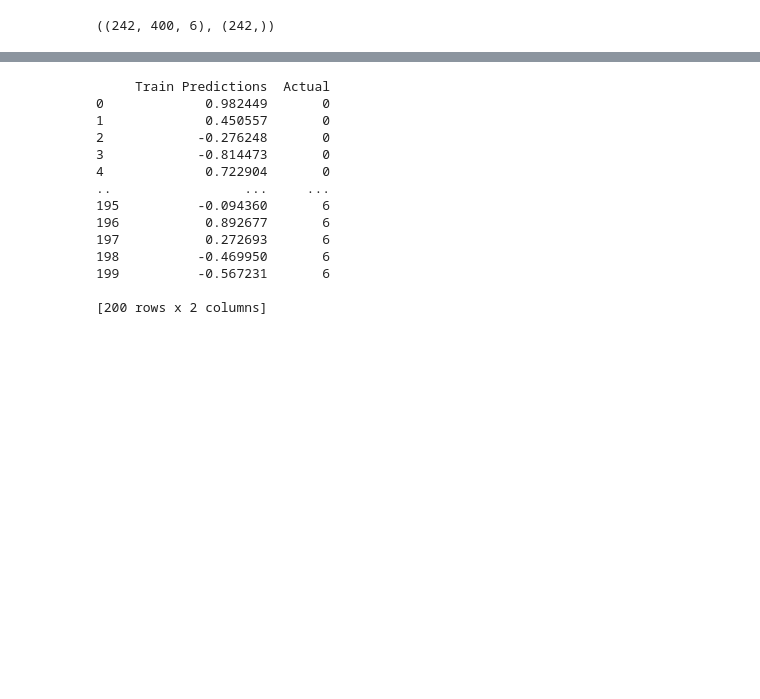
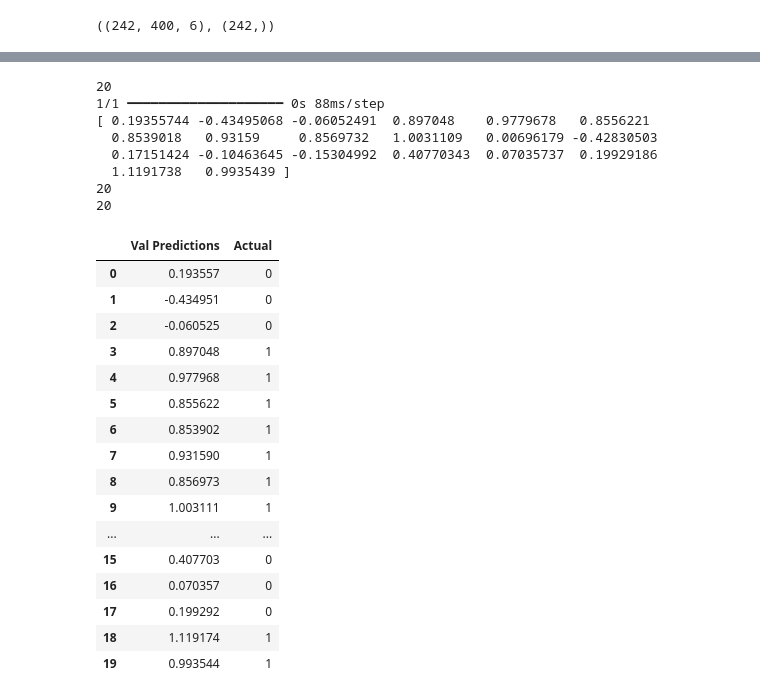
Before and after one commit to KristianS93/ML_LSTM, a Jupyter notebook: project/Falls-vs-normal.ipynb, the cells around one changed output, grey strips where cells are left out. Cells and saved outputs as stored; diff of their text form; code cells hidden in the pictures; blank space fills up the shorter version.

```diff
--- a/project/Falls-vs-normal.ipynb
+++ b/project/Falls-vs-normal.ipynb
@@ -79,8 +92,8 @@ from tensorflow.keras.optimizers import Adam
 # %%
 model1 = Sequential()
 model1.add(InputLayer((400,6)))
-model1.add(LSTM(64))
+model1.add(LSTM(128))
 model1.add(Dense(32, activation='relu'))
-model1.add(Dense(7, activation='linear'))
+model1.add(Dense(1, activation='linear'))
 model1.summary()
 # %% [output]
@@ -120,31 +143,36 @@ model1 = load_model('model2/model.keras')
 # %%
-# Flatten the predictions array
-train_predictions_flat = train_predictions.flatten()
-
-# Ensure both arrays have the same length
-min_length = min(len(train_predictions_flat), len(y_train_reshaped))
-train_predictions_flat = train_predictions_flat[:min_length]
-y_train_reshaped = y_train_reshaped[:min_length]
-
-# Create DataFrame to compare predictions with actual labels
-train_results = pd.DataFrame({'Train Predictions': train_predictions_flat, 'Actual': y_train_reshaped})
-
-# Print the DataFrame
-print(train_results)
+print(len(X_val))
+val_predictions = model1.predict(X_val).flatten()
+print(val_predictions)
+print(len(val_predictions))
+print(len(y_val))
+val_results = pd.DataFrame(data={'Val Predictions':val_predictions, 'Actual':y_val})
+val_results
 # %% [output]
-     Train Predictions  Actual
-0             0.982449       0
-1             0.450557       0
-2            -0.276248       0
-3            -0.814473       0
-4             0.722904       0
-..                 ...     ...
-195          -0.094360       6
-196           0.892677       6
-197           0.272693       6
-198          -0.469950       6
-199          -0.567231       6
-
-[200 rows x 2 columns]
+20
+1/1 ━━━━━━━━━━━━━━━━━━━━ 0s 88ms/step
+[ 0.19355744 -0.43495068 -0.06052491  0.897048    0.9779678   0.8556221
+  0.8539018   0.93159     0.8569732   1.0031109   0.00696179 -0.42830503
+  0.17151424 -0.10463645 -0.15304992  0.40770343  0.07035737  0.19929186
+  1.1191738   0.9935439 ]
+20
+20
+|  | Val Predictions | Actual |
+| 0 | 0.193557 | 0 |
+| 1 | -0.434951 | 0 |
+| 2 | -0.060525 | 0 |
+| 3 | 0.897048 | 1 |
+| 4 | 0.977968 | 1 |
+| 5 | 0.855622 | 1 |
+| 6 | 0.853902 | 1 |
+| 7 | 0.931590 | 1 |
+| 8 | 0.856973 | 1 |
+| 9 | 1.003111 | 1 |
+| ... | ... | ... |
+| 15 | 0.407703 | 0 |
+| 16 | 0.070357 | 0 |
+| 17 | 0.199292 | 0 |
+| 18 | 1.119174 | 1 |
+| 19 | 0.993544 | 1 |
 # %%
 import matplotlib.pyplot as plt
```
Also changed, not shown: parts of 10 cells of this notebook, 2 other files.
